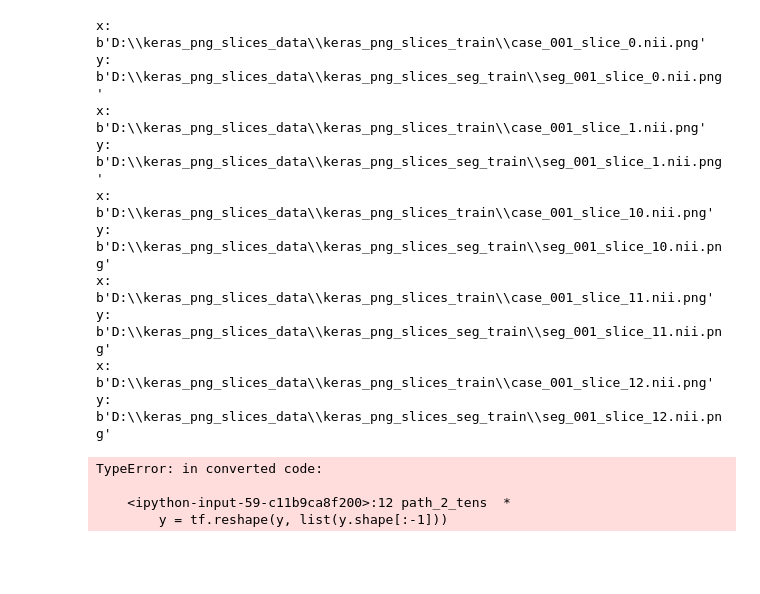
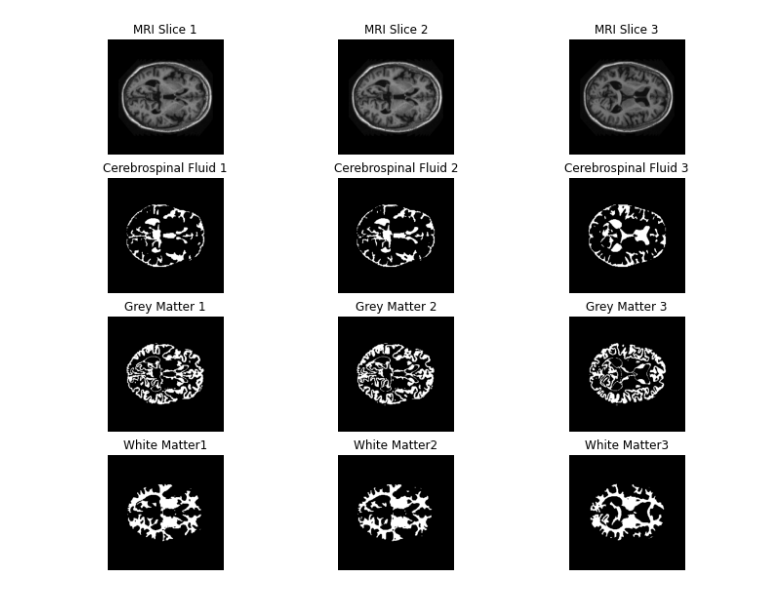
Before and after one commit to sambethune/pattern_analysis, a Jupyter notebook: demo_sheet_2/OASIS.ipynb, the cells around one changed output. Cells and saved outputs as stored; diff of their text form; code cells hidden in the pictures; blank space fills up the shorter version.

```diff
--- a/demo_sheet_2/OASIS.ipynb
+++ b/demo_sheet_2/OASIS.ipynb
@@ -23,8 +24,8 @@ def path_2_tens(x_path, y_path):
     x = tf.cast(x, tf.float32)/127.5 - 1.0
 
     y = format_fn(y_path)
+    y = tf.reshape(y, [256, 256])
     y = tf.stack([y==pixel for pixel in pixels], axis=2)
-    y = tf.reshape(y, list(y.shape[:-1]))
     y = tf.cast(y, tf.float32)
 
     return x, y
@@ -33,21 +34,6 @@ for dataset in datasets:
     x_paths = glob.glob(my_path + dataset + '\*.png')
     y_paths = glob.glob(my_path + 'seg_' + dataset + '\*.png')
     data_dict[dataset] = tf.data.Dataset.from_tensor_slices((x_paths, y_paths))
+    data_dict[dataset] = data_dict[dataset].map(path_2_tens)
 
-whygod = tf.data.Dataset.from_tensor_slices((x_paths, y_paths))
-#     data_dict[dataset] = data_dict[dataset].map(path_2_tens)
+x_sample, y_sample = next(iter(data_dict['train'].batch(3)))
-# %%
-for x, y in data_dict['train'].take(5):
-    print('x: ', x.numpy())
-    print('y: ', y.numpy())
-# %% [output]
-x:  b'D:\\keras_png_slices_data\\keras_png_slices_train\\case_001_slice_0.nii.png'
-y:  b'D:\\keras_png_slices_data\\keras_png_slices_seg_train\\seg_001_slice_0.nii.png'
-x:  b'D:\\keras_png_slices_data\\keras_png_slices_train\\case_001_slice_1.nii.png'
-y:  b'D:\\keras_png_slices_data\\keras_png_slices_seg_train\\seg_001_slice_1.nii.png'
-x:  b'D:\\keras_png_slices_data\\keras_png_slices_train\\case_001_slice_10.nii.png'
-y:  b'D:\\keras_png_slices_data\\keras_png_slices_seg_train\\seg_001_slice_10.nii.png'
-x:  b'D:\\keras_png_slices_data\\keras_png_slices_train\\case_001_slice_11.nii.png'
-y:  b'D:\\keras_png_slices_data\\keras_png_slices_seg_train\\seg_001_slice_11.nii.png'
-x:  b'D:\\keras_png_slices_data\\keras_png_slices_train\\case_001_slice_12.nii.png'
-y:  b'D:\\keras_png_slices_data\\keras_png_slices_seg_train\\seg_001_slice_12.nii.png'
@@ -57,7 +40,16 @@ my_y = 'D:\\keras_png_slices_data\\keras_png_slices_seg_train\\seg_001_slice_0.n
-# %%
-whygod.map(path_2_tens)
-# %% [output]
-TypeError: in converted code:
-
-    <ipython-input-59-c11b9ca8f200>:12 path_2_tens  *
-        y = tf.reshape(y, list(y.shape[:-1]))
+# %%
+fig, ax = plt.subplots(nrows=4, ncols=3, figsize=(12, 10))
+labels = ['Cerebrospinal Fluid ', 'Grey Matter ', 'White Matter']
+
+for i, j in myzip(range(3), range(1, 4)):
+    ax[0][i].imshow(x_sample[i], cmap='gray')
+    ax[0][i].axis('off')
+    ax[0][i].set_title('MRI Slice ' + str(i+1))
+
+    ax[j][i].imshow(y_sample[i, :, :, j], cmap='gray')
+    ax[j][i].axis('off')
+    ax[j][i].set_title(labels[j-1] + str(i+1))
+
+plt.show()
+# %% [output]
+[figure, added]
```
Also changed, not shown: parts of 2 cells of this notebook.
